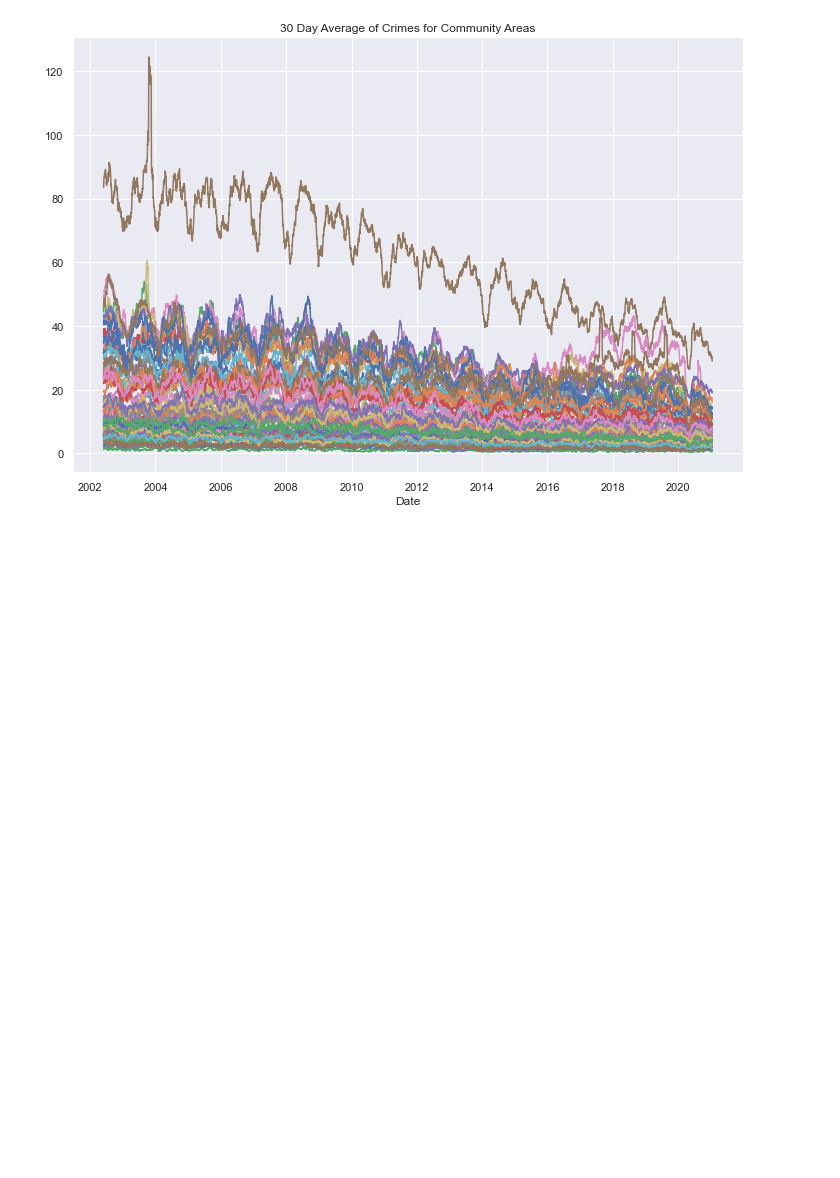
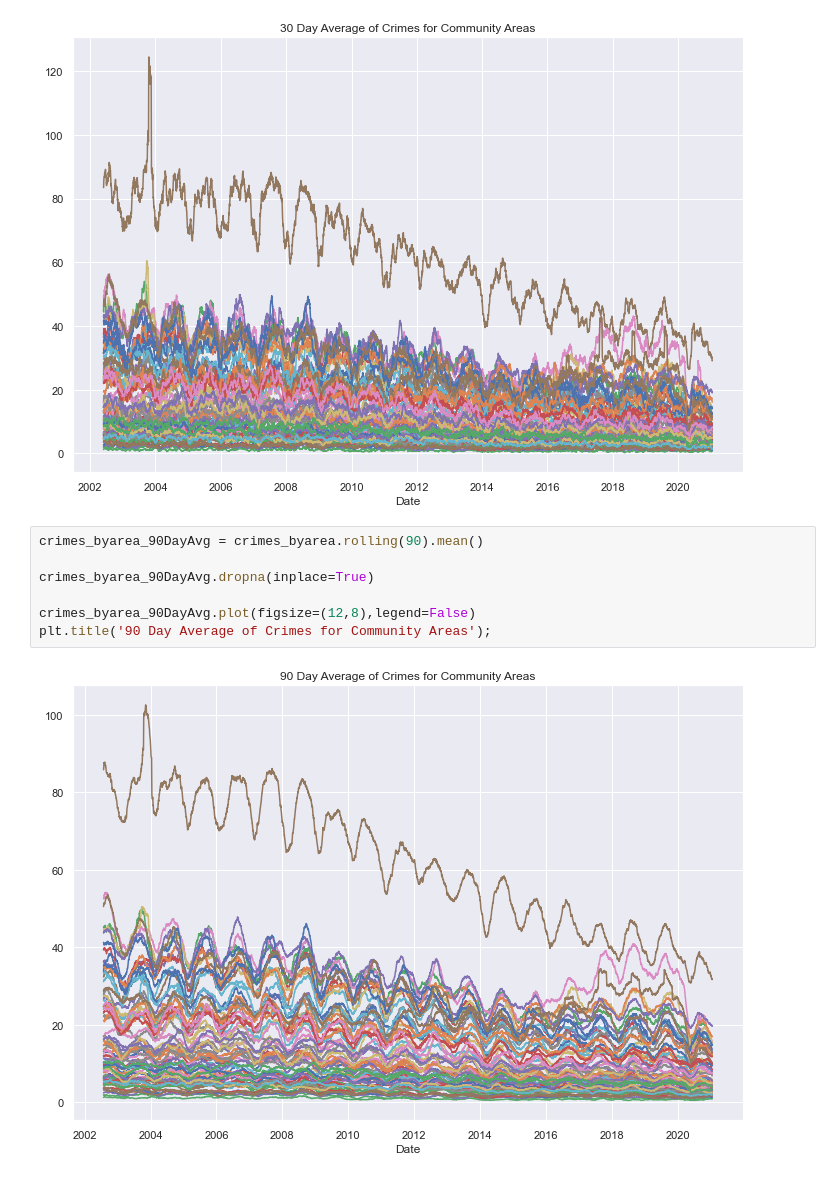
Before and after one commit to ruthcaswellsmith/Capstone---City-of-Chicago-Crime-Time-Series-Analysis, a Jupyter notebook: notebooks/Capstone - City of Chicago Crime - Exploratory Data Analysis.ipynb, the cells around one changed output. Saved outputs shown, nothing was run; the diff lists cells and outputs as text; blank space fills up the shorter version.

```diff
--- a/notebooks/Capstone - City of Chicago Crime - Exploratory Data Analysis.ipynb
+++ b/notebooks/Capstone - City of Chicago Crime - Exploratory Data Analysis.ipynb
@@ -338,3 +327,12 @@ crimes_byarea_30DayAvg.plot(figsize=(12,8),legend=False)
 plt.title('30 Day Average of Crimes for Community Areas');
 # %% [output]
 [figure]
+# %%
+crimes_byarea_90DayAvg = crimes_byarea.rolling(90).mean()
+
+crimes_byarea_90DayAvg.dropna(inplace=True)
+
+crimes_byarea_90DayAvg.plot(figsize=(12,8),legend=False)
+plt.title('90 Day Average of Crimes for Community Areas');
+# %% [output]
+[figure, added]
```
Also changed, not shown: parts of 5 cells of this notebook.
